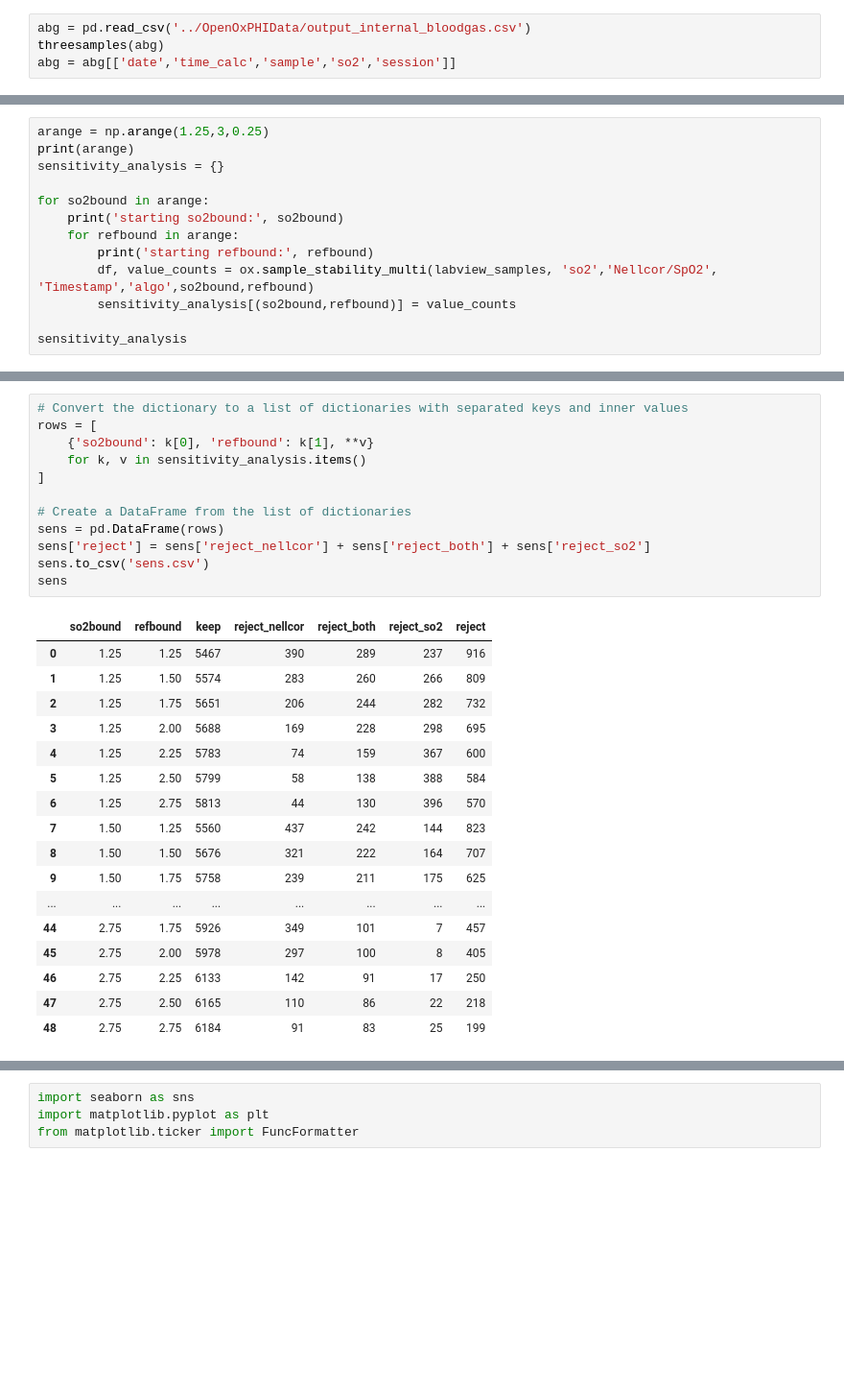
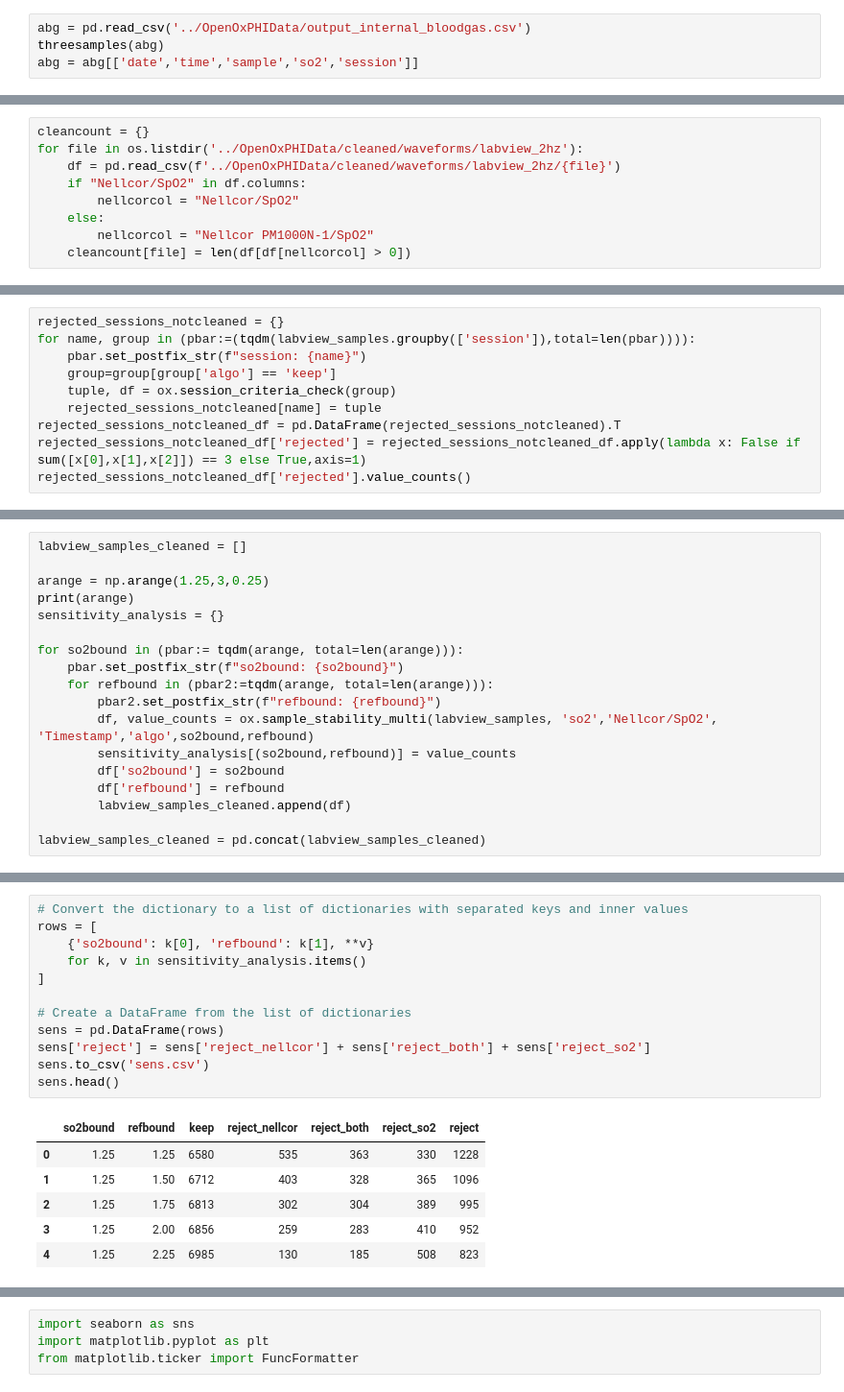
Before and after one commit to lawtj/lipnick_session_streamlit, a Jupyter notebook: cleaning_compare.ipynb, the cells around one changed output, grey strips where cells are left out. Shown: that part at 96% size. Drawn from its saved outputs; the diff is of its cells as text; blank space fills up the shorter version.

```diff
--- a/cleaning_compare.ipynb
+++ b/cleaning_compare.ipynb
@@ -11,4 +13,4 @@ import os
 # %%
 abg = pd.read_csv('../OpenOxPHIData/output_internal_bloodgas.csv')
 threesamples(abg)
-abg = abg[['date','time_calc','sample','so2','session']]
+abg = abg[['date','time','sample','so2','session']]
@@ -14,0 +30,9 @@ abg = abg[['date','time_calc','sample','so2','session']]
+# %%
+cleancount = {}
+for file in os.listdir('../OpenOxPHIData/cleaned/waveforms/labview_2hz'):
+    df = pd.read_csv(f'../OpenOxPHIData/cleaned/waveforms/labview_2hz/{file}')
+    if "Nellcor/SpO2" in df.columns:
+        nellcorcol = "Nellcor/SpO2"
+    else:
+        nellcorcol = "Nellcor PM1000N-1/SpO2"
+    cleancount[file] = len(df[df[nellcorcol] > 0])
@@ -40,0 +80,10 @@ labview_samples.head()
+# %%
+rejected_sessions_notcleaned = {}
+for name, group in (pbar:=(tqdm(labview_samples.groupby(['session']),total=len(pbar)))):
+    pbar.set_postfix_str(f"session: {name}")
+    group=group[group['algo'] == 'keep']
+    tuple, df = ox.session_criteria_check(group)
+    rejected_sessions_notcleaned[name] = tuple
+rejected_sessions_notcleaned_df = pd.DataFrame(rejected_sessions_notcleaned).T
+rejected_sessions_notcleaned_df['rejected'] = rejected_sessions_notcleaned_df.apply(lambda x: False if sum([x[0],x[1],x[2]]) == 3 else True,axis=1)
+rejected_sessions_notcleaned_df['rejected'].value_counts()
@@ -60,15 +147,20 @@ labview_samples
 # %%
+labview_samples_cleaned = []
+
 arange = np.arange(1.25,3,0.25)
 print(arange)
 sensitivity_analysis = {}
 
-for so2bound in arange:
-    print('starting so2bound:', so2bound)
-    for refbound in arange:
-        print('starting refbound:', refbound)
+for so2bound in (pbar:= tqdm(arange, total=len(arange))):
+    pbar.set_postfix_str(f"so2bound: {so2bound}")
+    for refbound in (pbar2:=tqdm(arange, total=len(arange))):
+        pbar2.set_postfix_str(f"refbound: {refbound}")
         df, value_counts = ox.sample_stability_multi(labview_samples, 'so2','Nellcor/SpO2', 'Timestamp','algo',so2bound,refbound)
         sensitivity_analysis[(so2bound,refbound)] = value_counts
+        df['so2bound'] = so2bound
+        df['refbound'] = refbound
+        labview_samples_cleaned.append(df)
 
-sensitivity_analysis
+labview_samples_cleaned = pd.concat(labview_samples_cleaned)
 # %% [output]
 [1.25 1.5  1.75 2.   2.25 2.5  2.75]
@@ -108,30 +169,19 @@ starting refbound: 2.75
 # %%
 # Convert the dictionary to a list of dictionaries with separated keys and inner values
 rows = [
     {'so2bound': k[0], 'refbound': k[1], **v}
     for k, v in sensitivity_analysis.items()
 ]
 
 # Create a DataFrame from the list of dictionaries
 sens = pd.DataFrame(rows)
 sens['reject'] = sens['reject_nellcor'] + sens['reject_both'] + sens['reject_so2']
 sens.to_csv('sens.csv')
-sens
+sens.head()
 # %% [output]
 |  | so2bound | refbound | keep | reject_nellcor | reject_both | reject_so2 | reject |
-| 0 | 1.25 | 1.25 | 5467 | 390 | 289 | 237 | 916 |
-| 1 | 1.25 | 1.50 | 5574 | 283 | 260 | 266 | 809 |
-| 2 | 1.25 | 1.75 | 5651 | 206 | 244 | 282 | 732 |
-| 3 | 1.25 | 2.00 | 5688 | 169 | 228 | 298 | 695 |
-| 4 | 1.25 | 2.25 | 5783 | 74 | 159 | 367 | 600 |
-| 5 | 1.25 | 2.50 | 5799 | 58 | 138 | 388 | 584 |
-| 6 | 1.25 | 2.75 | 5813 | 44 | 130 | 396 | 570 |
-| 7 | 1.50 | 1.25 | 5560 | 437 | 242 | 144 | 823 |
-| 8 | 1.50 | 1.50 | 5676 | 321 | 222 | 164 | 707 |
-| 9 | 1.50 | 1.75 | 5758 | 239 | 211 | 175 | 625 |
-| ... | ... | ... | ... | ... | ... | ... | ... |
-| 44 | 2.75 | 1.75 | 5926 | 349 | 101 | 7 | 457 |
-| 45 | 2.75 | 2.00 | 5978 | 297 | 100 | 8 | 405 |
-| 46 | 2.75 | 2.25 | 6133 | 142 | 91 | 17 | 250 |
-| 47 | 2.75 | 2.50 | 6165 | 110 | 86 | 22 | 218 |
-| 48 | 2.75 | 2.75 | 6184 | 91 | 83 | 25 | 199 |
+| 0 | 1.25 | 1.25 | 6580 | 535 | 363 | 330 | 1228 |
+| 1 | 1.25 | 1.50 | 6712 | 403 | 328 | 365 | 1096 |
+| 2 | 1.25 | 1.75 | 6813 | 302 | 304 | 389 | 995 |
+| 3 | 1.25 | 2.00 | 6856 | 259 | 283 | 410 | 952 |
+| 4 | 1.25 | 2.25 | 6985 | 130 | 185 | 508 | 823 |
```
Also changed, not shown: parts of 31 cells of this notebook, 2 other files.
